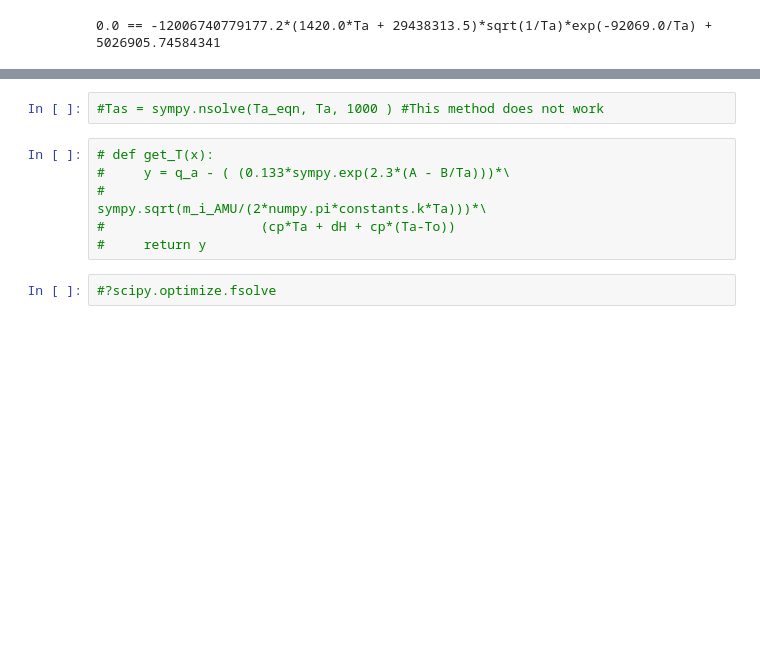
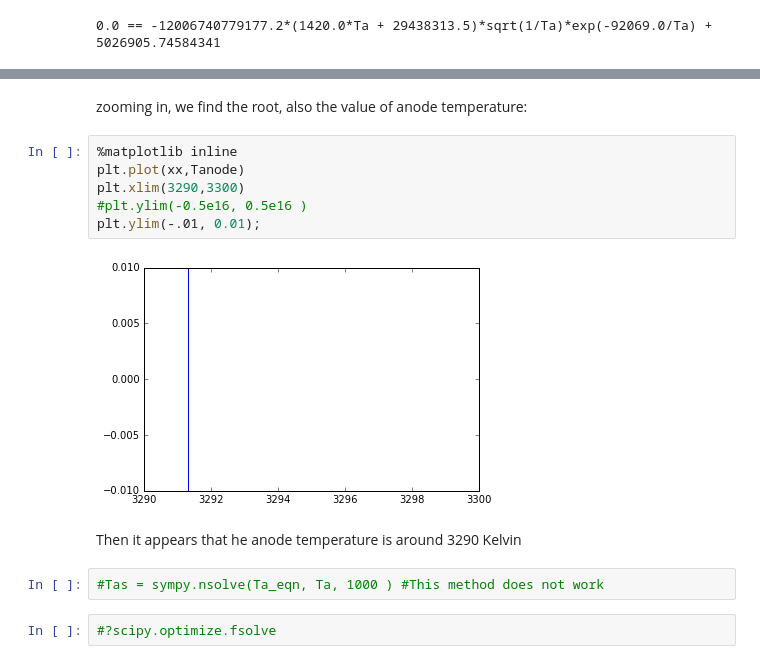
Before and after one commit to lgmartinez/plasma, a Jupyter notebook: saha_eqn_algorithm.ipynb, the cells around one changed output, grey strips where cells are left out. Saved outputs shown, nothing was run; the diff lists cells and outputs as text; blank space fills up the shorter version.

```diff
--- a/saha_eqn_algorithm.ipynb
+++ b/saha_eqn_algorithm.ipynb
@@ -542,11 +571,17 @@ Ta_eqn
+# %% [markdown]
+zooming in, we find the root, also the value of anode temperature:
+# %%
+%matplotlib inline
+plt.plot(xx,Tanode)
+plt.xlim(3290,3300)
+#plt.ylim(-0.5e16, 0.5e16 )
+plt.ylim(-.01, 0.01);
+# %% [output]
+[figure, added]
+# %% [markdown]
+Then it appears that he anode temperature is around 3290 Kelvin
 # %%
 #Tas = sympy.nsolve(Ta_eqn, Ta, 1000 ) #This method does not work
-# %%
-# def get_T(x):
-#     y = q_a - ( (0.133*sympy.exp(2.3*(A - B/Ta)))*\
-#                               sympy.sqrt(m_i_AMU/(2*numpy.pi*constants.k*Ta)))*\
-#                    (cp*Ta + dH + cp*(Ta-To))
-#     return y
 # %%
 #?scipy.optimize.fsolve
 # %%
```
Also changed, not shown: parts of 15 cells of this notebook.
